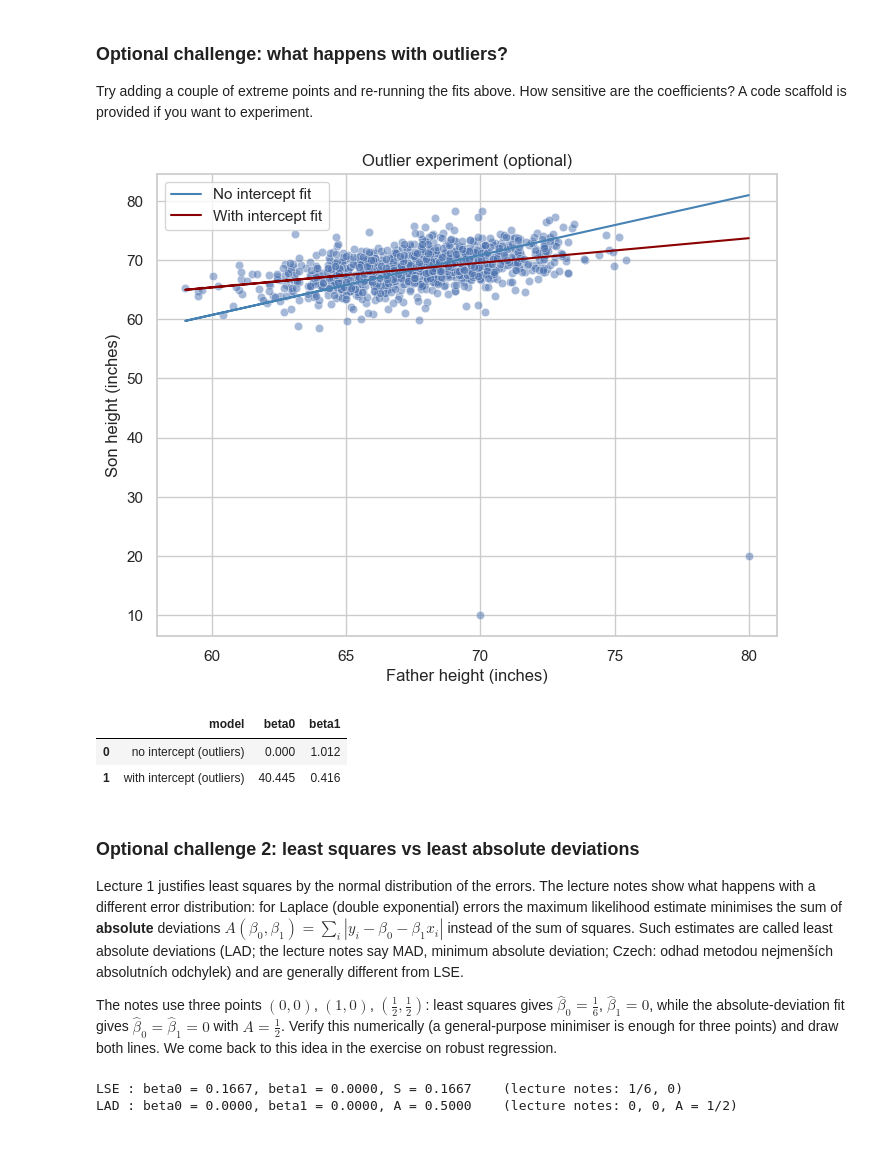
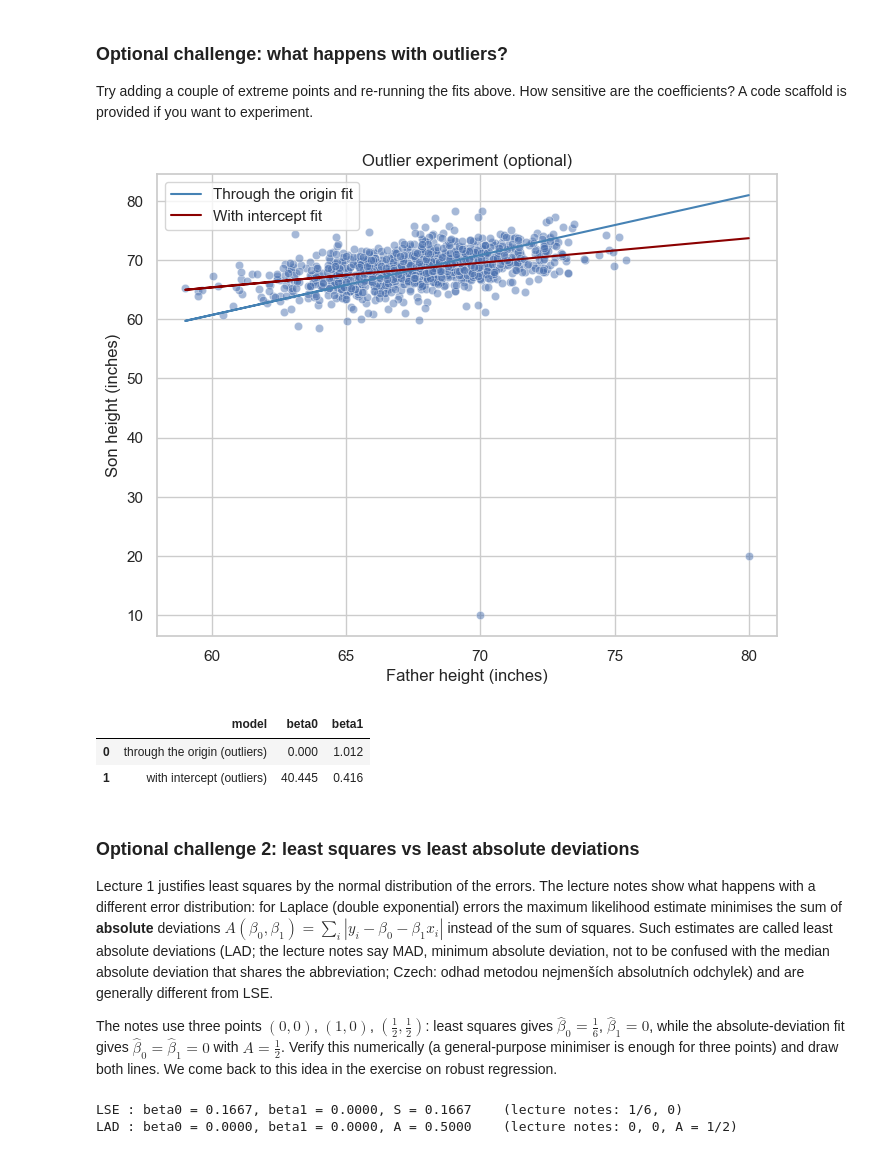
Before and after one commit to francji1/01RAD, a Jupyter notebook: code/01RAD_Ex01.ipynb, the cells around one changed output. Drawn from its saved outputs; the diff is of its cells as text; code cells hidden in the pictures.

```diff
--- a/code/01RAD_Ex01.ipynb
+++ b/code/01RAD_Ex01.ipynb
@@ -533,34 +530,34 @@ Try adding a couple of extreme points and re-running the fits above. How sensiti
 # %%
 fsdata_outliers = fsdata.copy()
 outliers = pd.DataFrame({'father': [70, 80], 'son': [10, 20]})
 fsdata_outliers = pd.concat([fsdata_outliers, outliers], ignore_index=True)
 
-model_no_intercept_out = smf.ols('son ~ -1 + father', data=fsdata_outliers).fit()
+model_origin_out = smf.ols('son ~ father - 1', data=fsdata_outliers).fit()
 model_with_intercept_out = smf.ols('son ~ father', data=fsdata_outliers).fit()
 
 plt.figure(figsize=(8, 6))
 sns.scatterplot(data=fsdata_outliers, x='father', y='son', alpha=0.5)
-plt.plot(fsdata_outliers['father'], model_no_intercept_out.fittedvalues, color='steelblue', label='No intercept fit')
+plt.plot(fsdata_outliers['father'], model_origin_out.fittedvalues, color='steelblue', label='Through the origin fit')
 plt.plot(fsdata_outliers['father'], model_with_intercept_out.fittedvalues, color='darkred', label='With intercept fit')
 plt.xlabel('Father height (inches)')
 plt.ylabel('Son height (inches)')
 plt.title('Outlier experiment (optional)')
 plt.legend()
 plt.show()
 
 pd.DataFrame({
-    'model': ['no intercept (outliers)', 'with intercept (outliers)'],
+    'model': ['through the origin (outliers)', 'with intercept (outliers)'],
     'beta0': [0.0, model_with_intercept_out.params['Intercept']],
-    'beta1': [model_no_intercept_out.params['father'], model_with_intercept_out.params['father']]
+    'beta1': [model_origin_out.params['father'], model_with_intercept_out.params['father']]
 })
 # %% [output]
-[figure, old version]
+[figure, new version]
 |  | model | beta0 | beta1 |
-| 0 | no intercept (outliers) | 0.000 | 1.012 |
+| 0 | through the origin (outliers) | 0.000 | 1.012 |
 | 1 | with intercept (outliers) | 40.445 | 0.416 |
 # %% [markdown]
 ### Optional challenge 2: least squares vs least absolute deviations
-Lecture 1 justifies least squares by the normal distribution of the errors. The lecture notes show what happens with a different error distribution: for Laplace (double exponential) errors the maximum likelihood estimate minimises the sum of **absolute** deviations $A(\beta_0, \beta_1) = \sum_i |y_i - \beta_0 - \beta_1 x_i|$ instead of the sum of squares. Such estimates are called least absolute deviations (LAD; the lecture notes say MAD, minimum absolute deviation; Czech: odhad metodou nejmenších absolutních odchylek) and are generally different from LSE.
+Lecture 1 justifies least squares by the normal distribution of the errors. The lecture notes show what happens with a different error distribution: for Laplace (double exponential) errors the maximum likelihood estimate minimises the sum of **absolute** deviations $A(\beta_0, \beta_1) = \sum_i |y_i - \beta_0 - \beta_1 x_i|$ instead of the sum of squares. Such estimates are called least absolute deviations (LAD; the lecture notes say MAD, minimum absolute deviation, not to be confused with the median absolute deviation that shares the abbreviation; Czech: odhad metodou nejmenších absolutních odchylek) and are generally different from LSE.
 
 The notes use three points $(0,0)$, $(1,0)$, $(\tfrac12, \tfrac12)$: least squares gives $\widehat{\beta}_0 = \tfrac16$, $\widehat{\beta}_1 = 0$, while the absolute-deviation fit gives $\widehat{\beta}_0 = \widehat{\beta}_1 = 0$ with $A = \tfrac12$. Verify this numerically (a general-purpose minimiser is enough for three points) and draw both lines. We come back to this idea in the exercise on robust regression.
 # %%
```
Also changed, not shown: parts of 20 cells of this notebook, 4 other files.
